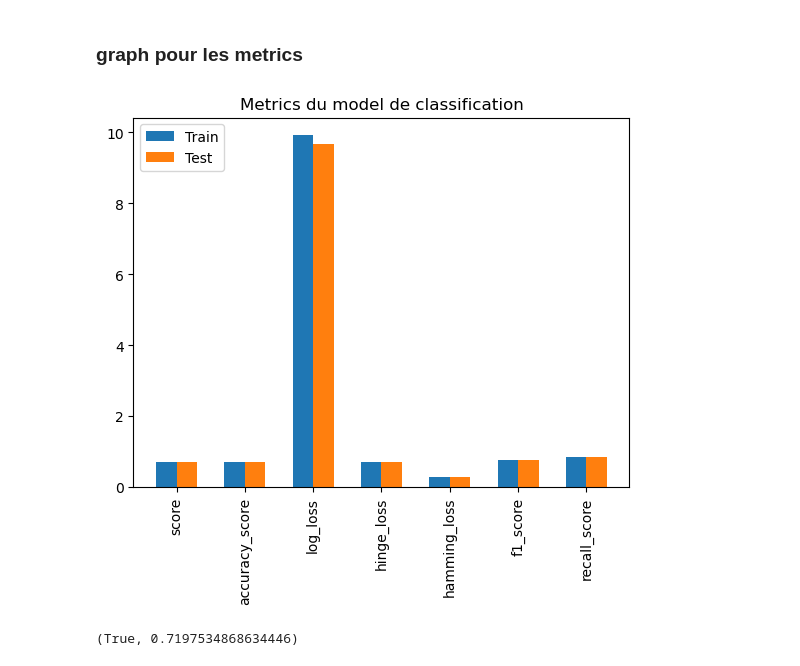
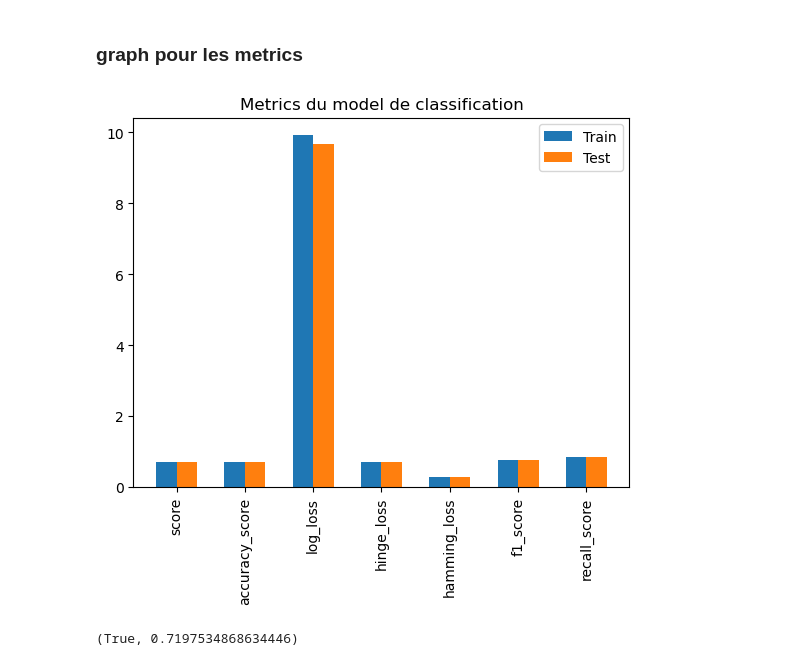
Before and after one commit to DJIGIFA/ODC-ML-DGS, a Jupyter notebook: Untitled.ipynb, the cells around one changed output. Saved outputs shown, nothing was run; the diff lists cells and outputs as text; code cells hidden in the pictures.

```diff
--- a/Untitled.ipynb
+++ b/Untitled.ipynb
@@ -370,19 +356,19 @@ valeur_test = [cl_score_test,  cl_accuracy_test,    cl_log_loss_test,  cl_hinge_
 # %%
 largeur_barre = 0.3
 position_entrain = [i for i in range(len(valeur_train))]
 position_test = [i + largeur_barre for i in range(len(valeur_test))]
 
 
 plt.xticks([r + largeur_barre / 2 for r in range(len(valeur_train))], label)
 
 
 plt.xticks(rotation= 'vertical')
 plt.bar(position_entrain,valeur_train   ,width=largeur_barre)
 plt.bar(position_test,valeur_test ,width=largeur_barre)
-plt.legend(['Train','Test'],loc=2)
+plt.legend(['Train','Test'],loc=1)
 plt.title("Metrics du model de classification");
 # %% [output]
-[figure, old version]
+[figure, new version]
 # %%
 (cl_accuracy_test == cl_score_test),cl_accuracy_test
 # %% [output]
```
Also changed, not shown: parts of 6 cells of this notebook.
